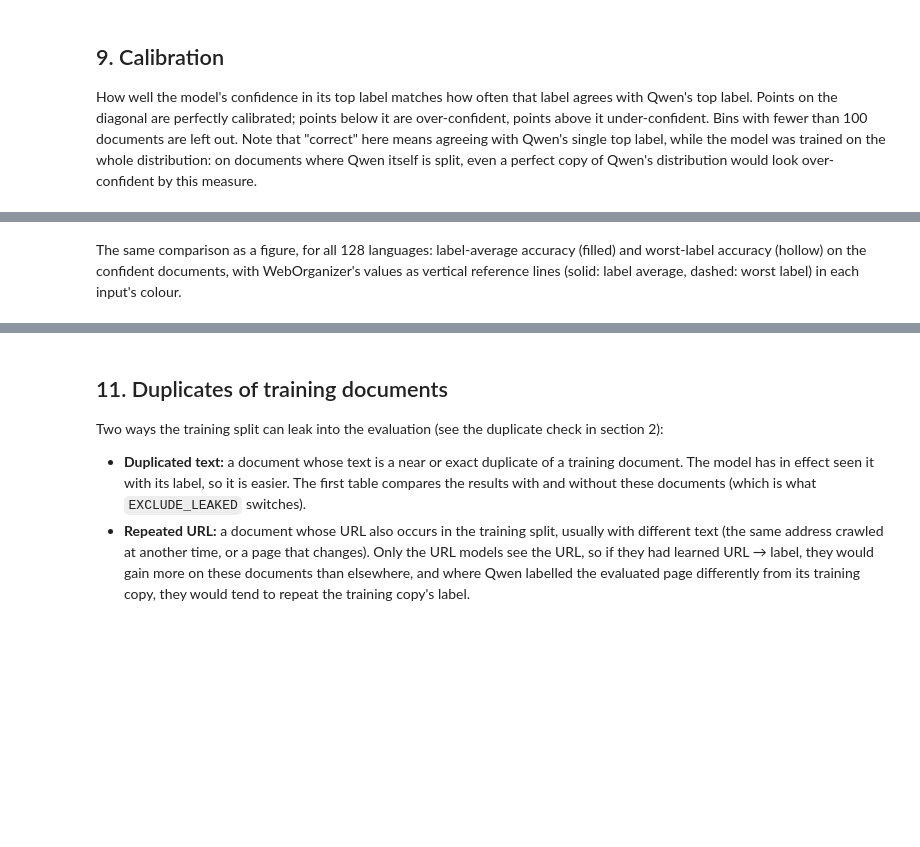
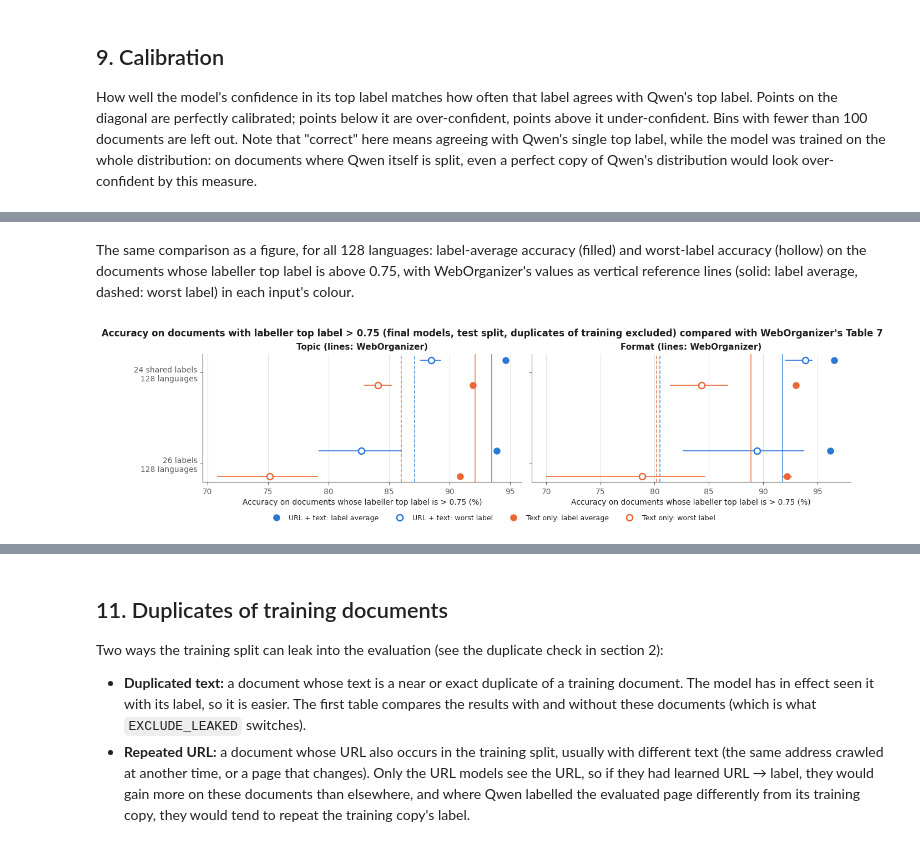
Before and after one commit to TurkuNLP/MultilingualWebOrganizer, a Jupyter notebook: notebooks/classifier_final.ipynb, the cells around one changed output, grey strips where cells are left out. Drawn from its saved outputs; the diff is of its cells as text; code cells hidden in the pictures; blank space fills up the shorter version.

```diff
--- a/notebooks/classifier_final.ipynb
+++ b/notebooks/classifier_final.ipynb
@@ -359,7 +378,7 @@ def summarise(frame: pd.DataFrame, n_labels: int) -> dict[str, float]:
     return {
         "Documents": len(frame),
         "Accuracy": frame["correct"].mean(),
-        "Accuracy, confident": frame.loc[confident, "correct"].mean(),
+        "Accuracy, Qwen > 0.5": frame.loc[confident, "correct"].mean(),
         "Label-average accuracy": recall.mean(),
         "Macro F1": f1_score(frame["target"], frame["predicted"], labels=present, average="macro", zero_division=0),
         "JSD (bits)": frame["js"].mean(),
@@ -986,38 +1172,40 @@ display(shown.style.format({"Confident share": "{:.0%}", "Accuracy": "{:.1%}", "
 # %% [markdown]
 The same comparison as a figure, for all 128 languages: label-average accuracy (filled) and
-worst-label accuracy (hollow) on the confident documents, with WebOrganizer's values as
+worst-label accuracy (hollow) on the documents whose labeller top label is above 0.75, with WebOrganizer's values as
 vertical reference lines (solid: label average, dashed: worst label) in each input's colour.
 # %%
 # English only is left out: its label average covers only the few labels with enough English documents.
 MODELS = ["Ours, 26 labels, 128 languages", "Ours, 24 shared labels, 128 languages"]
 fig, axes = plt.subplots(1, 2, figsize=(13, 3.6), sharey=True, layout="constrained")
 for ax, label_type in zip(axes, LABEL_TYPES):
     for offset, variant in zip((0.14, -0.14), VARIANTS):
         name = VARIANT_NAMES[variant]
         average, worst = WEBORGANIZER[label_type, variant]
         ax.axvline(average * 100, color=COLORS[variant], lw=1.2, alpha=0.8)
         ax.axvline(worst * 100, color=COLORS[variant], lw=1.2, ls="--", alpha=0.8)
         for row, model in enumerate(MODELS):
             values = COMPARISON.loc[(label_type, name, model)]
             y = row + offset
             ax.errorbar(values["Label average"] * 100, y,
                         xerr=[[100 * (values["Label average"] - values["Average low"])],
                               [100 * (values["Average high"] - values["Label average"])]],
                         fmt="o", ms=8, color=COLORS[variant], elinewidth=2, capsize=0,
                         label=f"{name}: label average" if row == 0 else None)
             if not pd.isna(values["Worst label"]):
                 ax.errorbar(values["Worst label"] * 100, y,
                             xerr=[[100 * (values["Worst label"] - values["Worst low"])],
                                   [100 * (values["Worst high"] - values["Worst label"])]],
                             fmt="o", ms=8, mfc="white", mec=COLORS[variant], mew=1.8, color=COLORS[variant],
                             elinewidth=1.2, capsize=0, label=f"{name}: worst label" if row == 0 else None)
     ax.set_yticks(range(len(MODELS)), [model.replace("Ours, ", "").replace(", ", "\n", 1) for model in MODELS])
     ax.invert_yaxis()
     ax.grid(axis="y", visible=False)
-    ax.set_xlabel("Accuracy on documents with labeller confidence > 75% (%)")
+    ax.set_xlabel("Accuracy on documents whose labeller top label is > 0.75 (%)")
     ax.set_title(f"{label_type.capitalize()} (lines: WebOrganizer)")
 handles, labels = axes[0].get_legend_handles_labels()
 fig.legend(handles, labels, loc="outside lower center", ncol=4, fontsize=9)
-fig.suptitle(f"Confident-subset accuracy ({WHEN}) compared with WebOrganizer's Table 7", fontweight="bold")
+fig.suptitle(f"Accuracy on documents with labeller top label > 0.75 ({WHEN}) compared with WebOrganizer's Table 7", fontweight="bold")
 plt.show()
+# %% [output]
+[figure, added]
 # %%
```
Also changed, not shown: parts of 25 cells of this notebook, 1 other file.
